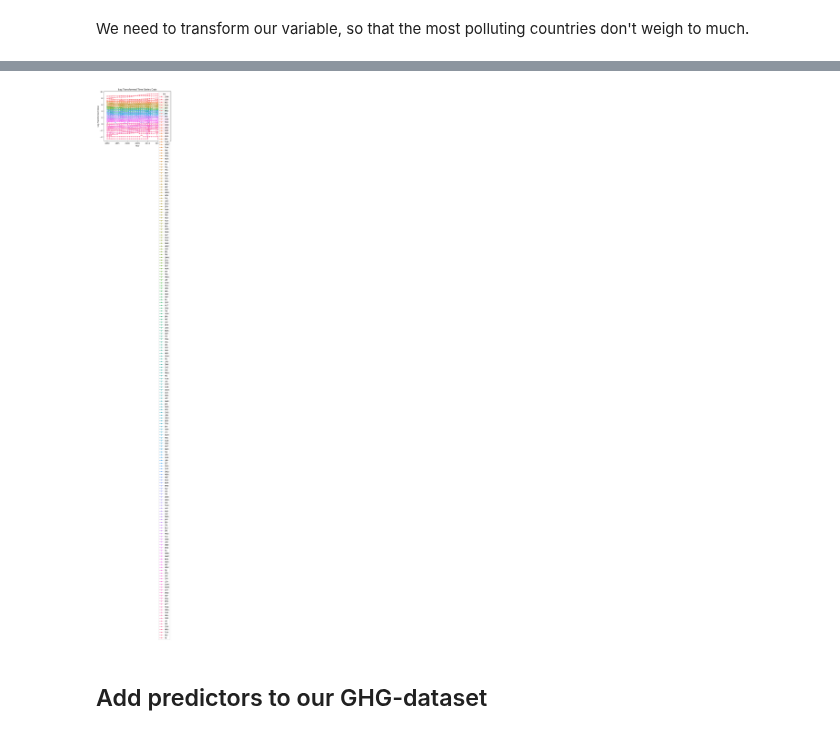
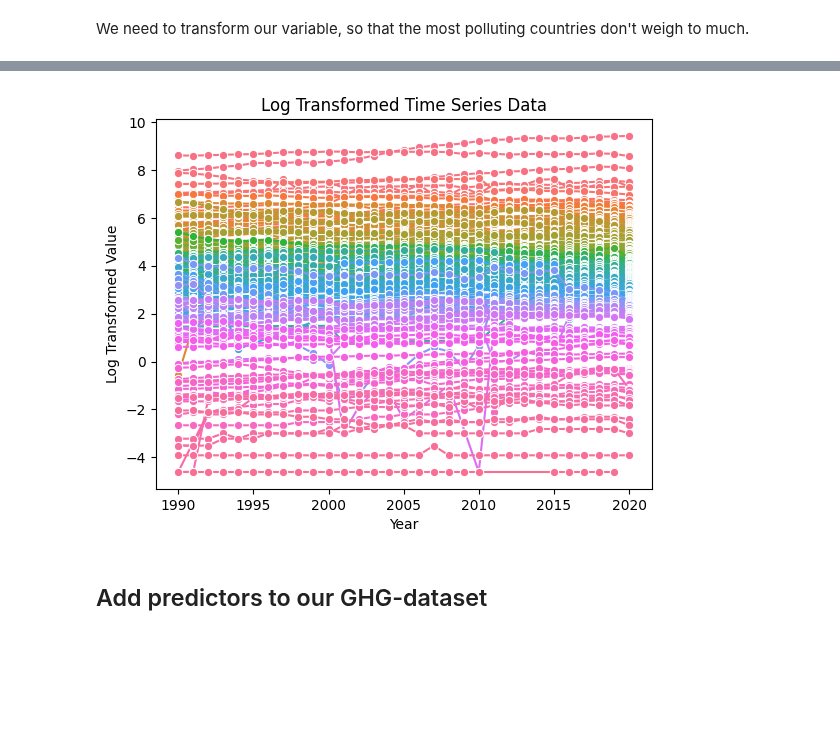
Before and after one commit to marcbarc19/DataScienceExam, a Jupyter notebook: ghg-modelling.ipynb, the cells around one changed output, grey strips where cells are left out. Drawn from its saved outputs; the diff is of its cells as text; code cells hidden in the pictures; blank space fills up the shorter version.

```diff
--- a/ghg-modelling.ipynb
+++ b/ghg-modelling.ipynb
@@ -44,7 +59,7 @@ df.describe
 #clean data
 df.drop([193, 194], inplace=True)
 
-melted_df = pd.melt(df, id_vars=['iso', 'Country/Region', 'unit'], var_name='Year', value_name='Value')
+melted_df = pd.melt(df, id_vars=['iso', 'Country/Region', 'unit'], var_name='Year', value_name='ghg')
 
 #print(melted_df)
 # %%
@@ -77,7 +88,7 @@ memory usage: 233.8+ KB
 # %%
 melted_df.replace('false', np.nan, inplace=True)
 melted_df['Year'] = melted_df['Year'].astype(float)
-melted_df['Value'] = melted_df['Value'].astype(float)
+melted_df['ghg'] = melted_df['ghg'].astype(float)
 # %%
 
 melted_df.dropna()
@@ -105,16 +116,2 @@ plt.show()
 # %% [markdown]
 We need to transform our variable, so that the most polluting countries don't weigh to much.
-# %%
-import pandas as pd
-
-melted_df['log_value'] = melted_df['Value'].apply(lambda x: np.log(x) if x > 0 else 0)
-
-# If you want to apply the transformation to multiple columns at once:
-# data[['feature1', 'feature2', ...]] = data[['feature1', 'feature2', ...]].apply(lambda x: np.log(x) if x > 0 else 0)
-
-# Alternatively, you can use numpy directly for element-wise log transformation
-# import numpy as np
-# data['log_transformed_feature'] = np.log(data['feature'])
-
-# Check the result
-print(melted_df.head())
@@ -127,0 +118,6 @@ print(melted_df.head())
+# %%
+
+melted_df['log_ghg'] = np.log(melted_df['ghg'])
+
+# Check the result
+print(melted_df.head())
@@ -137,15 +145,15 @@ plt.show()
 # %%
-sns.lineplot(data=melted_df, x='Year', y='log_value', hue='iso', marker='o')
+sns.lineplot(data=melted_df, x='Year', y='log_ghg', hue='iso', marker='o', legend=False)
 
 # Add title and labels
 plt.title('Log Transformed Time Series Data')
 plt.xlabel('Year')
 plt.ylabel('Log Transformed Value')
 
 # Show the plot
 plt.show()
 # %% [output]
-[figure, old version]
+[figure, new version]
 # %% [markdown]
 ## Add predictors to our GHG-dataset
 # %%
```
Also changed, not shown: parts of 12 cells of this notebook.
